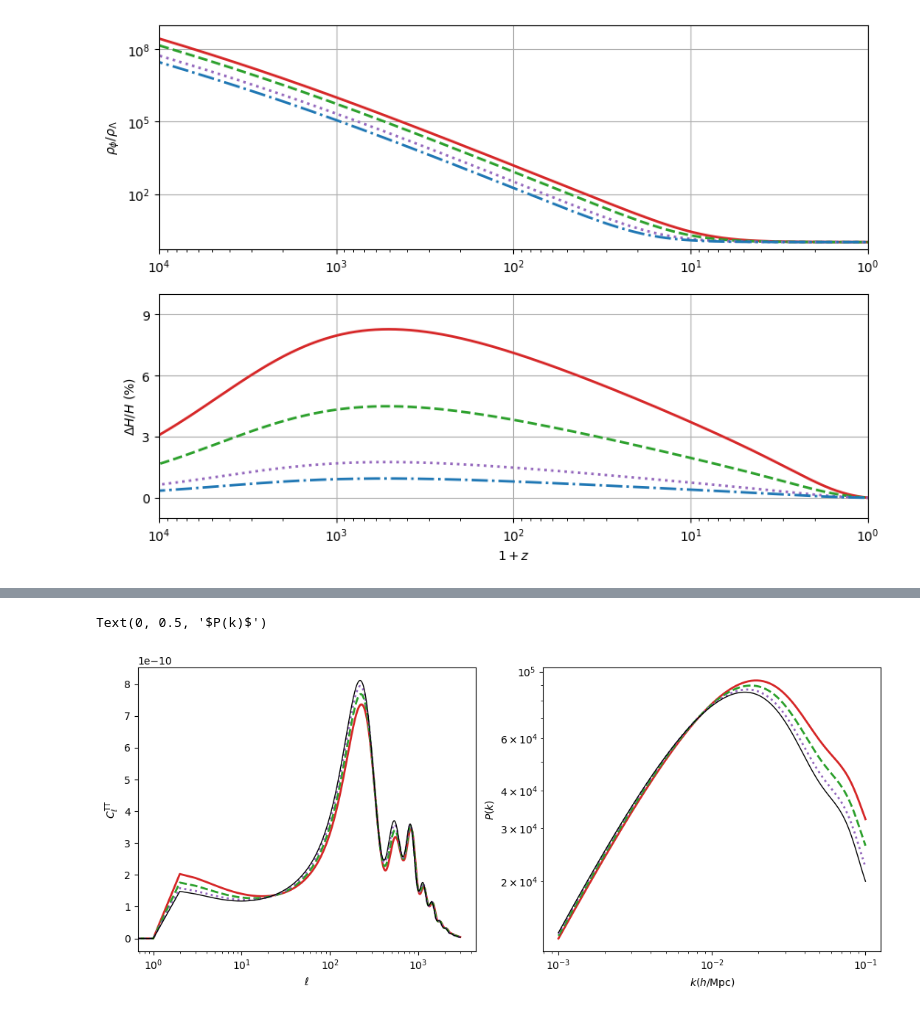
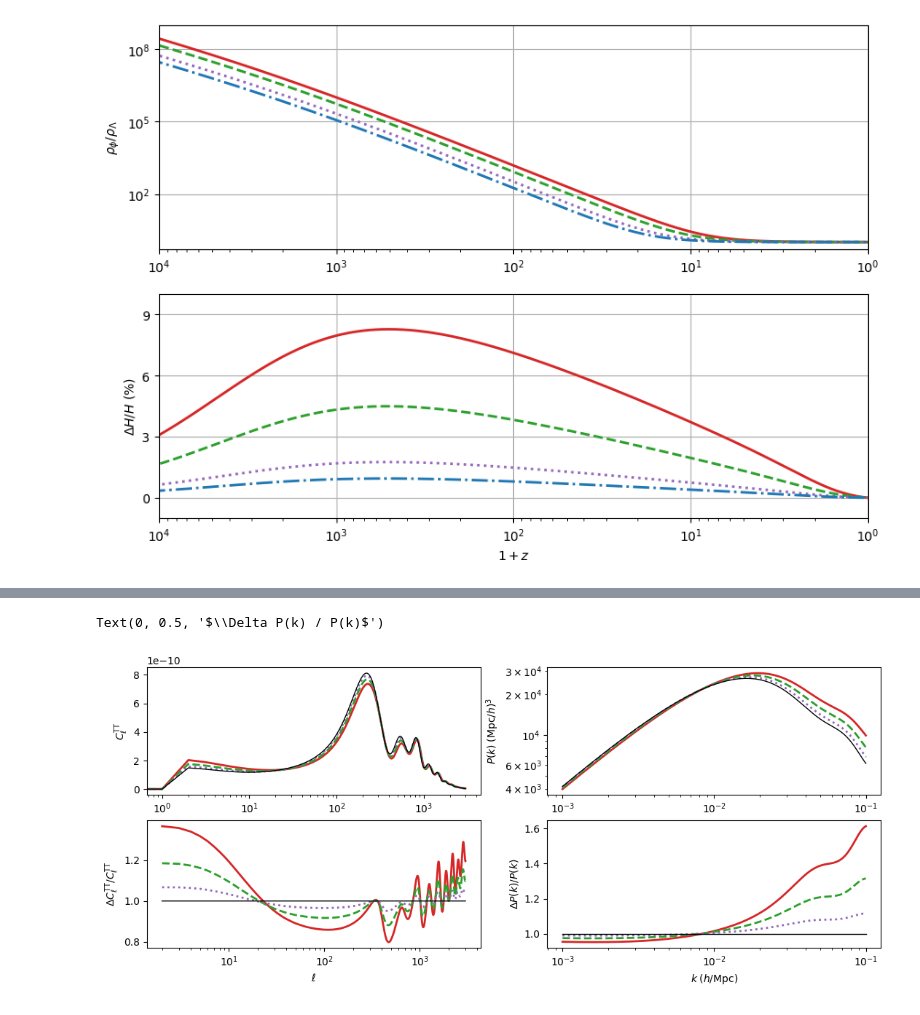
Before and after one commit to joaoreboucas1/class_hds, a Jupyter notebook: notebooks/demo.ipynb, the cells around one changed output, grey strips where cells are left out. Cells and saved outputs as stored; diff of their text form; code cells hidden in the pictures.

```diff
--- a/notebooks/demo.ipynb
+++ b/notebooks/demo.ipynb
@@ -95,7 +95,7 @@ def get_cls_and_pks(c):
     class_cls = c.lensed_cl()
     ells = class_cls['ell']
     cls = ells*(ells+1)*class_cls['tt']/(2*np.pi)
-    return k, pk, ells, cls
+    return k, pk*h**3, ells, cls
 # %%
 cases = [8, 10, 15, 20, "LCDM"]
 models = {}
@@ -175,25 +175,32 @@ Omega_m: expected 0.31110648394988505, got 0.31110648394988505, relative error =
 Omega_de: expected 0.688801880157826, got 0.688801880157826, relative error = 0.0
 # %%
 # Extracting P(k) and temperature C_l
-fig, axs = plt.subplots(1, 2, figsize=(13, 5))
+fig, axs = plt.subplots(2, 2, figsize=(13, 5))
 styles = [
     ["tab:red", "-", 2],
     ["tab:green", "--", 2],
     ["tab:purple", ":", 2],
     [None, None, None],
     ["black", "-", 1],
 ]
+k, pk_lcdm, ell, cl_lcdm = get_cls_and_pks(models["LCDM"])
 for (key, model), style in zip(models.items(), styles):
     if key == 20: continue
     color, ls, lw = style
     k, pk, ell, cl = get_cls_and_pks(model)
-    axs[0].semilogx(ell, cl, color=color, ls=ls, lw=lw)
-    axs[1].loglog(k, pk, color=color, ls=ls, lw=lw)
+    axs[0, 0].semilogx(ell, cl, color=color, ls=ls, lw=lw)
+    axs[0, 1].loglog(k, pk, color=color, ls=ls, lw=lw)
+    axs[1, 0].semilogx(ell, cl/cl_lcdm, color=color, ls=ls, lw=lw)
+    axs[1, 1].semilogx(k, pk/pk_lcdm, color=color, ls=ls, lw=lw)
 
-axs[0].set_xlabel(r"$\ell$")
-axs[0].set_ylabel(r"$C_\ell^\mathrm{TT}$")
-axs[1].set_xlabel(r"$k (h/\mathrm{Mpc})$")
-axs[1].set_ylabel(r"$P(k)$")
+axs[0, 0].set_xlabel(r"$\ell$")
+axs[0, 0].set_ylabel(r"$C_\ell^\mathrm{TT}$")
+axs[1, 0].set_xlabel(r"$\ell$")
+axs[1, 0].set_ylabel(r"$\Delta C_\ell^\mathrm{TT} / C_\ell^\mathrm{TT}$")
+axs[0, 1].set_xlabel(r"$k\; (h/\mathrm{Mpc})$")
+axs[0, 1].set_ylabel(r"$P(k)\; (\mathrm{Mpc}/h)^3$")
+axs[1, 1].set_xlabel(r"$k\; (h/\mathrm{Mpc})$")
+axs[1, 1].set_ylabel(r"$\Delta P(k) / P(k)$")
 # %% [output]
-Text(0, 0.5, '$P(k)$')
+Text(0, 0.5, '$\\Delta P(k) / P(k)$')
-[figure, old version]
+[figure, new version]
```
